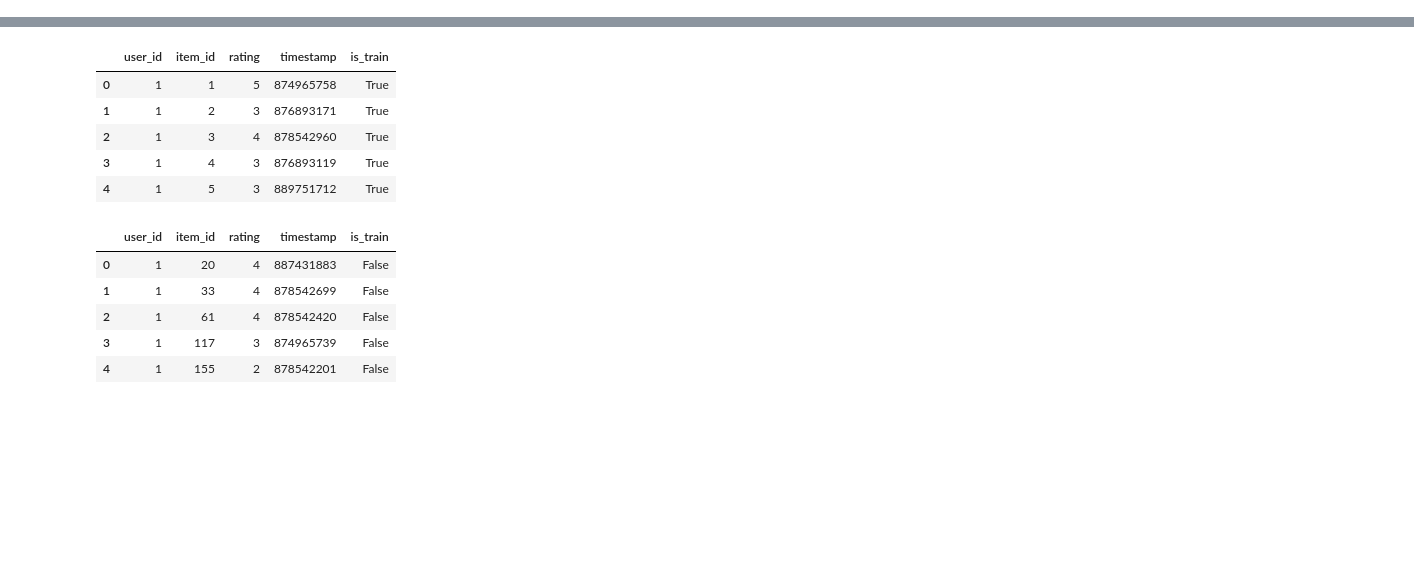
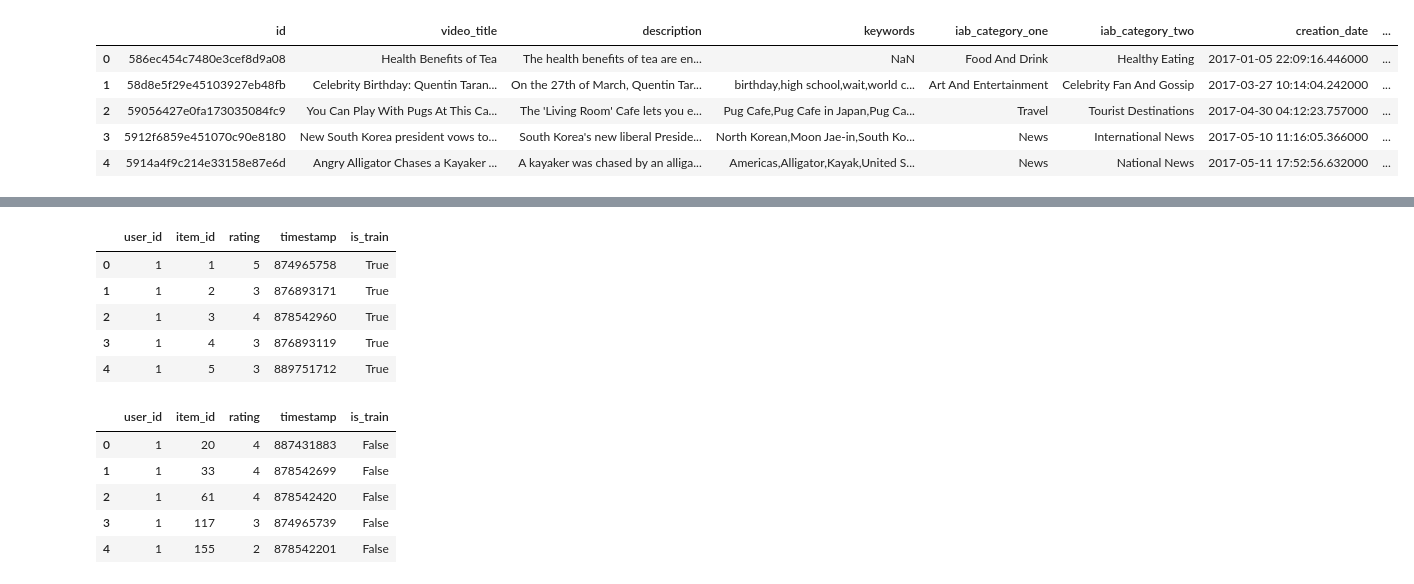
Before and after one commit to ehudbaumatz/recsys, a Jupyter notebook: notebooks/touching base.ipynb, the cells around one changed output, grey strips where cells are left out. Saved outputs shown, nothing was run; the diff lists cells and outputs as text; code cells hidden in the pictures; blank space fills up the shorter version.

```diff
--- a/notebooks/touching base.ipynb
+++ b/notebooks/touching base.ipynb
@@ -13,0 +231,27 @@ pd.options.display.max_columns = 999
+# %%
+def add_vector
+
+
+
+
+
+
+
+
+
+t.loc[:, 'description_'] = t.description.str.count(' ')
+t.loc[:, 'description_length'] = t.description.str.count(' ')
+t.head()
+
+
+
+# s = t.description.str.count('.')
+# s.sort_values(inplace=True)
+# print(s.head(), s.tail())
+# %% [output]
+|  | id | video_title | description | keywords | iab_category_one | iab_category_two | creation_date | ... |
+| 0 | 586ec454c7480e3cef8d9a08 | Health Benefits of Tea | The health benefits of tea are en... | NaN | Food And Drink | Healthy Eating | 2017-01-05 22:09:16.446000 | ... |
+| 1 | 58d8e5f29e45103927eb48fb | Celebrity Birthday: Quentin Taran... | On the 27th of March, Quentin Tar... | birthday,high school,wait,world c... | Art And Entertainment | Celebrity Fan And Gossip | 2017-03-27 10:14:04.242000 | ... |
+| 2 | 59056427e0fa173035084fc9 | You Can Play With Pugs At This Ca... | The 'Living Room' Cafe lets you e... | Pug Cafe,Pug Cafe in Japan,Pug Ca... | Travel | Tourist Destinations | 2017-04-30 04:12:23.757000 | ... |
+| 3 | 5912f6859e451070c90e8180 | New South Korea president vows to... | South Korea's new liberal Preside... | North Korean,Moon Jae-in,South Ko... | News | International News | 2017-05-10 11:16:05.366000 | ... |
+| 4 | 5914a4f9c214e33158e87e6d | Angry Alligator Chases a Kayaker ... | A kayaker was chased by an alliga... | Americas,Alligator,Kayak,United S... | News | National News | 2017-05-11 17:52:56.632000 | ... |
```
Also changed, not shown: parts of 33 cells of this notebook, 7 other files.
